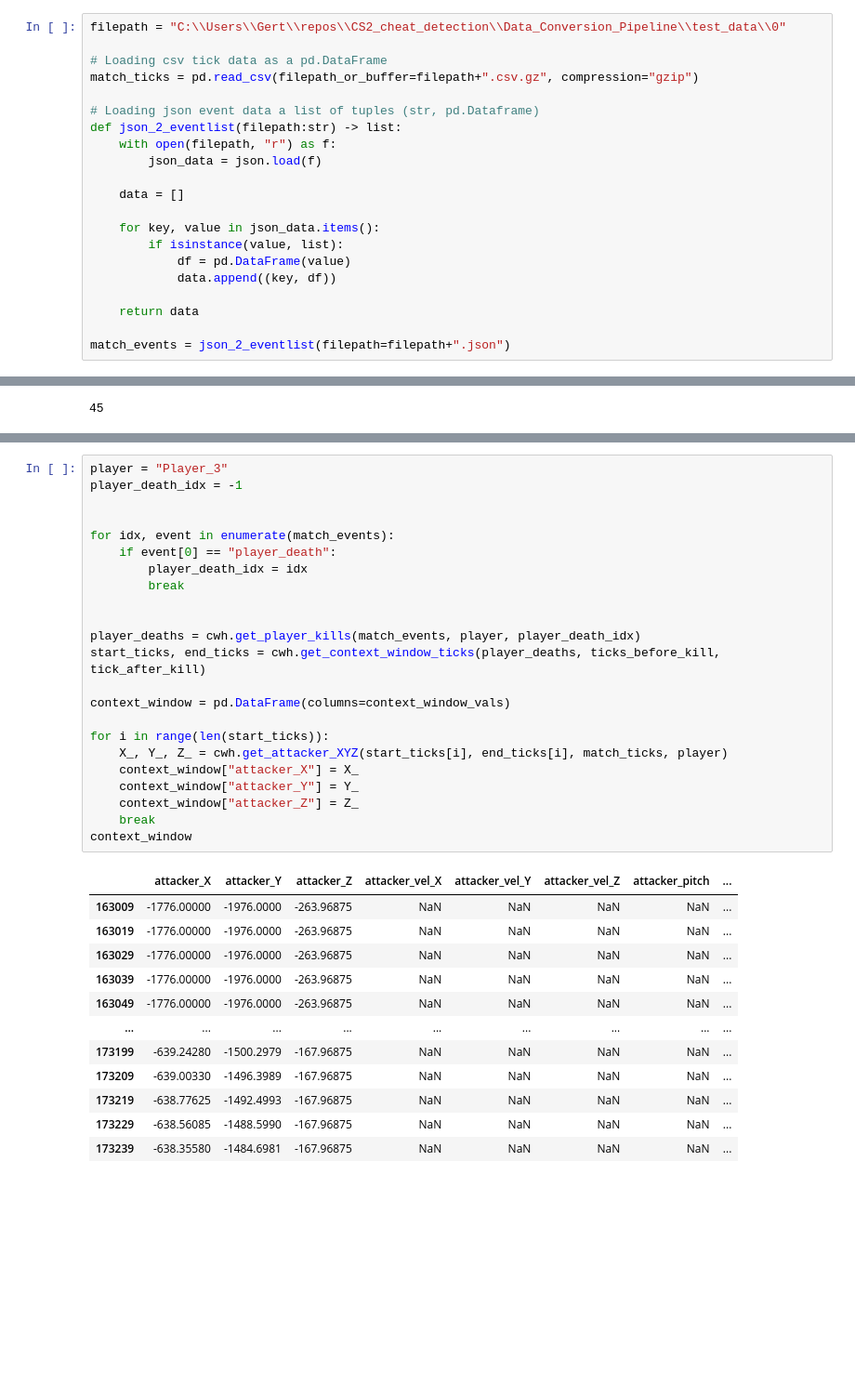
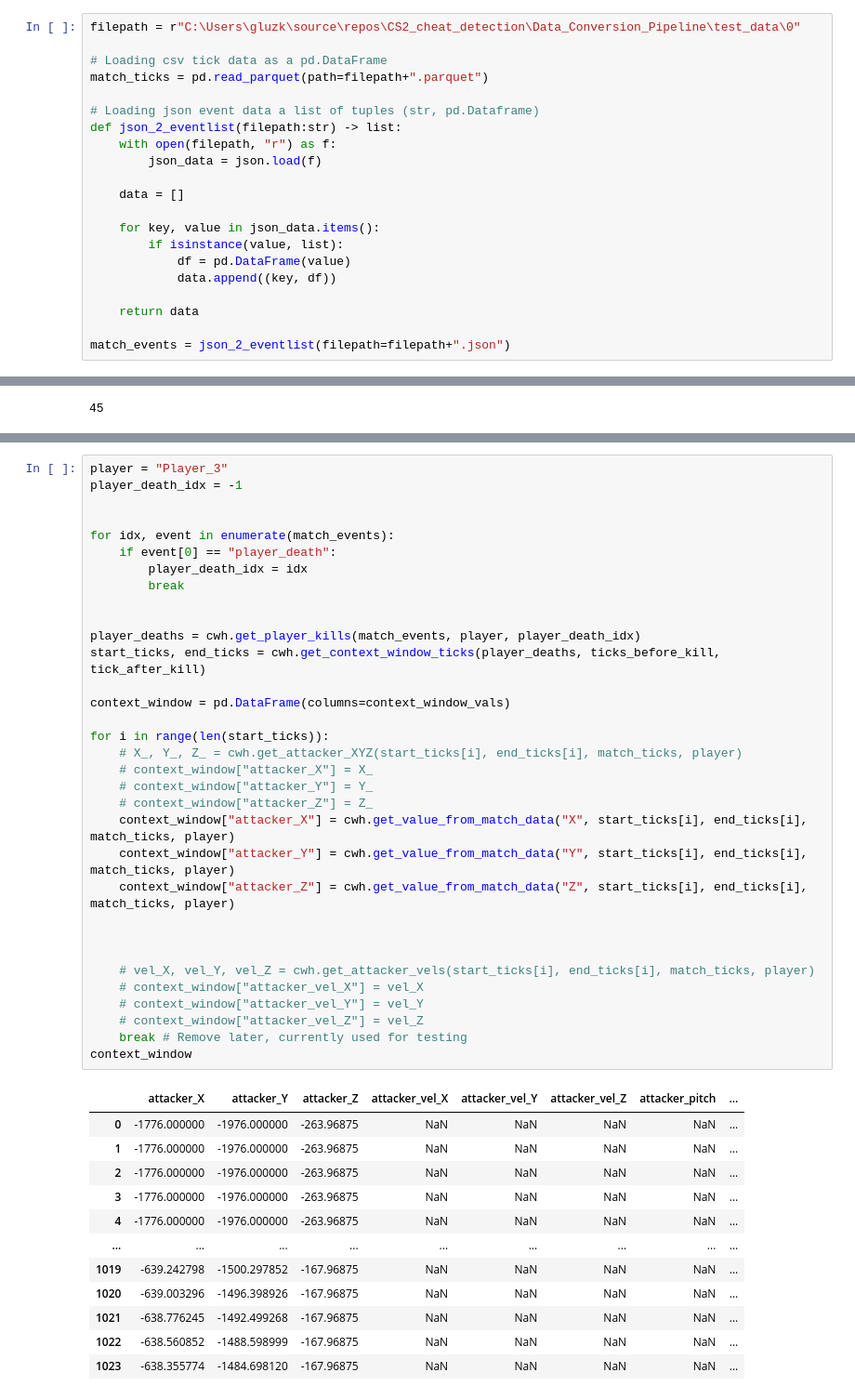
Before and after one commit to Pinkvinus/CS2_cheat_detection, a Jupyter notebook: Data_Conversion_Pipeline/pipeline_dev.ipynb, the cells around one changed output, grey strips where cells are left out. Shown at 93% size. Cells and saved outputs as stored; diff of their text form; blank space fills up the shorter version.

Commit message:
refactor context window helper

```diff
--- a/Data_Conversion_Pipeline/pipeline_dev.ipynb
+++ b/Data_Conversion_Pipeline/pipeline_dev.ipynb
@@ -4,10 +4,10 @@ import json
 import os
 import context_window_helper as cwh
 # %%
-filepath = "C:\\Users\\Gert\\repos\\CS2_cheat_detection\\Data_Conversion_Pipeline\\test_data\\0"
+filepath = r"C:\Users\gluzk\source\repos\CS2_cheat_detection\Data_Conversion_Pipeline\test_data\0"
 
 # Loading csv tick data as a pd.DataFrame
-match_ticks = pd.read_csv(filepath_or_buffer=filepath+".csv.gz", compression="gzip")
+match_ticks = pd.read_parquet(path=filepath+".parquet")
 
 # Loading json event data a list of tuples (str, pd.Dataframe)
 def json_2_eventlist(filepath:str) -> list:
@@ -77,37 +77,47 @@ match_ticks
 # %%
 player = "Player_3"
 player_death_idx = -1
 
 
 for idx, event in enumerate(match_events):
     if event[0] == "player_death":
         player_death_idx = idx
         break
 
 
 player_deaths = cwh.get_player_kills(match_events, player, player_death_idx)
 start_ticks, end_ticks = cwh.get_context_window_ticks(player_deaths, ticks_before_kill, tick_after_kill)
 
 context_window = pd.DataFrame(columns=context_window_vals)
 
 for i in range(len(start_ticks)):
-    X_, Y_, Z_ = cwh.get_attacker_XYZ(start_ticks[i], end_ticks[i], match_ticks, player)
-    context_window["attacker_X"] = X_
-    context_window["attacker_Y"] = Y_
-    context_window["attacker_Z"] = Z_
-    break
+    # X_, Y_, Z_ = cwh.get_attacker_XYZ(start_ticks[i], end_ticks[i], match_ticks, player)
+    # context_window["attacker_X"] = X_
+    # context_window["attacker_Y"] = Y_
+    # context_window["attacker_Z"] = Z_
+    context_window["attacker_X"] = cwh.get_value_from_match_data("X", start_ticks[i], end_ticks[i], match_ticks, player)
+    context_window["attacker_Y"] = cwh.get_value_from_match_data("Y", start_ticks[i], end_ticks[i], match_ticks, player)
+    context_window["attacker_Z"] = cwh.get_value_from_match_data("Z", start_ticks[i], end_ticks[i], match_ticks, player)
+
+
+
+    # vel_X, vel_Y, vel_Z = cwh.get_attacker_vels(start_ticks[i], end_ticks[i], match_ticks, player)
+    # context_window["attacker_vel_X"] = vel_X
+    # context_window["attacker_vel_Y"] = vel_Y
+    # context_window["attacker_vel_Z"] = vel_Z
+    break # Remove later, currently used for testing
 context_window
 # %% [output]
 |  | attacker_X | attacker_Y | attacker_Z | attacker_vel_X | attacker_vel_Y | attacker_vel_Z | attacker_pitch | ... |
-| 163009 | -1776.00000 | -1976.0000 | -263.96875 | NaN | NaN | NaN | NaN | ... |
-| 163019 | -1776.00000 | -1976.0000 | -263.96875 | NaN | NaN | NaN | NaN | ... |
-| 163029 | -1776.00000 | -1976.0000 | -263.96875 | NaN | NaN | NaN | NaN | ... |
-| 163039 | -1776.00000 | -1976.0000 | -263.96875 | NaN | NaN | NaN | NaN | ... |
-| 163049 | -1776.00000 | -1976.0000 | -263.96875 | NaN | NaN | NaN | NaN | ... |
+| 0 | -1776.000000 | -1976.000000 | -263.96875 | NaN | NaN | NaN | NaN | ... |
+| 1 | -1776.000000 | -1976.000000 | -263.96875 | NaN | NaN | NaN | NaN | ... |
+| 2 | -1776.000000 | -1976.000000 | -263.96875 | NaN | NaN | NaN | NaN | ... |
+| 3 | -1776.000000 | -1976.000000 | -263.96875 | NaN | NaN | NaN | NaN | ... |
+| 4 | -1776.000000 | -1976.000000 | -263.96875 | NaN | NaN | NaN | NaN | ... |
 | ... | ... | ... | ... | ... | ... | ... | ... | ... |
-| 173199 | -639.24280 | -1500.2979 | -167.96875 | NaN | NaN | NaN | NaN | ... |
-| 173209 | -639.00330 | -1496.3989 | -167.96875 | NaN | NaN | NaN | NaN | ... |
-| 173219 | -638.77625 | -1492.4993 | -167.96875 | NaN | NaN | NaN | NaN | ... |
-| 173229 | -638.56085 | -1488.5990 | -167.96875 | NaN | NaN | NaN | NaN | ... |
-| 173239 | -638.35580 | -1484.6981 | -167.96875 | NaN | NaN | NaN | NaN | ... |
+| 1019 | -639.242798 | -1500.297852 | -167.96875 | NaN | NaN | NaN | NaN | ... |
+| 1020 | -639.003296 | -1496.398926 | -167.96875 | NaN | NaN | NaN | NaN | ... |
+| 1021 | -638.776245 | -1492.499268 | -167.96875 | NaN | NaN | NaN | NaN | ... |
+| 1022 | -638.560852 | -1488.598999 | -167.96875 | NaN | NaN | NaN | NaN | ... |
+| 1023 | -638.355774 | -1484.698120 | -167.96875 | NaN | NaN | NaN | NaN | ... |
 1024 rows × 45 columns
```
Also changed, not shown: parts of 2 cells of this notebook, 2 other files.
